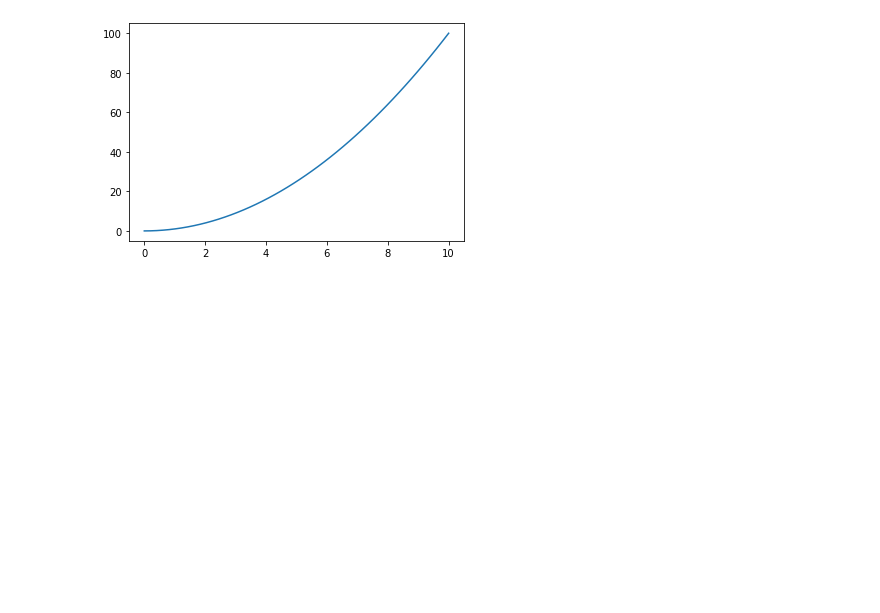
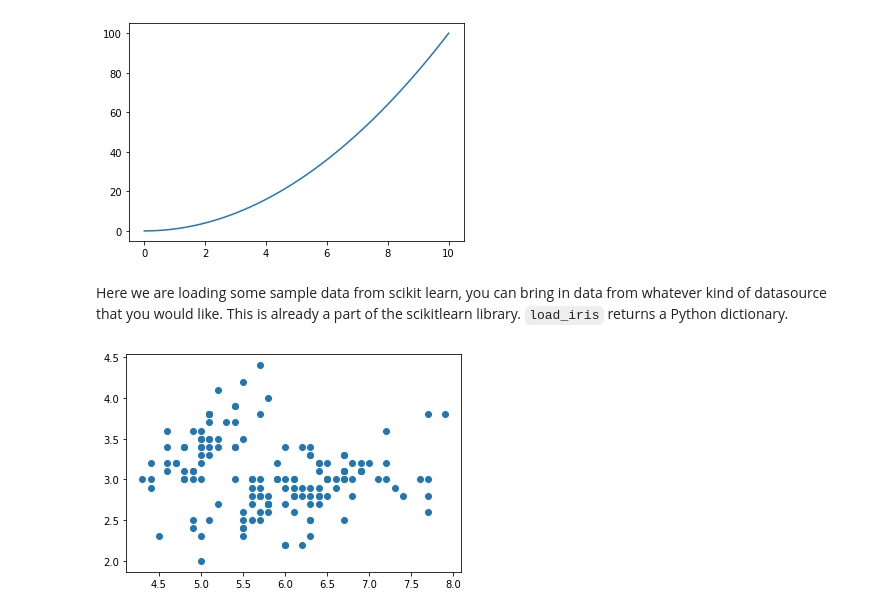
Before and after one commit to miroadamy-practice/s-oly-lt-jupyter-notebook-foundations, a Jupyter notebook: notebooks/2_Visualizations.ipynb, the cells around one changed output. Drawn from its saved outputs; the diff is of its cells as text; code cells hidden in the pictures; blank space fills up the shorter version.

Commit message:
added more to visualizations

```diff
--- a/notebooks/2_Visualizations.ipynb
+++ b/notebooks/2_Visualizations.ipynb
@@ -33,3 +33,17 @@ y = x ** 2
 plt.plot(x, y);
 # %% [output]
 [figure]
+# %% [markdown]
+Here we are loading some sample data from scikit learn, you can bring in data from whatever kind of datasource that you would like. This is already a part of the scikitlearn library. `load_iris` returns a Python dictionary.
+# %%
+from sklearn.datasets import load_iris
+iris = load_iris();
+x_axis = iris.data[:, 0]
+y_axis = iris.data[:, 1]
+x_column_name = iris.feature_names[0]
+y_column_name = iris.feature_names[1]
+target = iris.target
+# %%
+plt.scatter(x_axis, y_axis);
+# %% [output]
+[figure, added]
```
Also changed, not shown: parts of 11 cells of this notebook.
